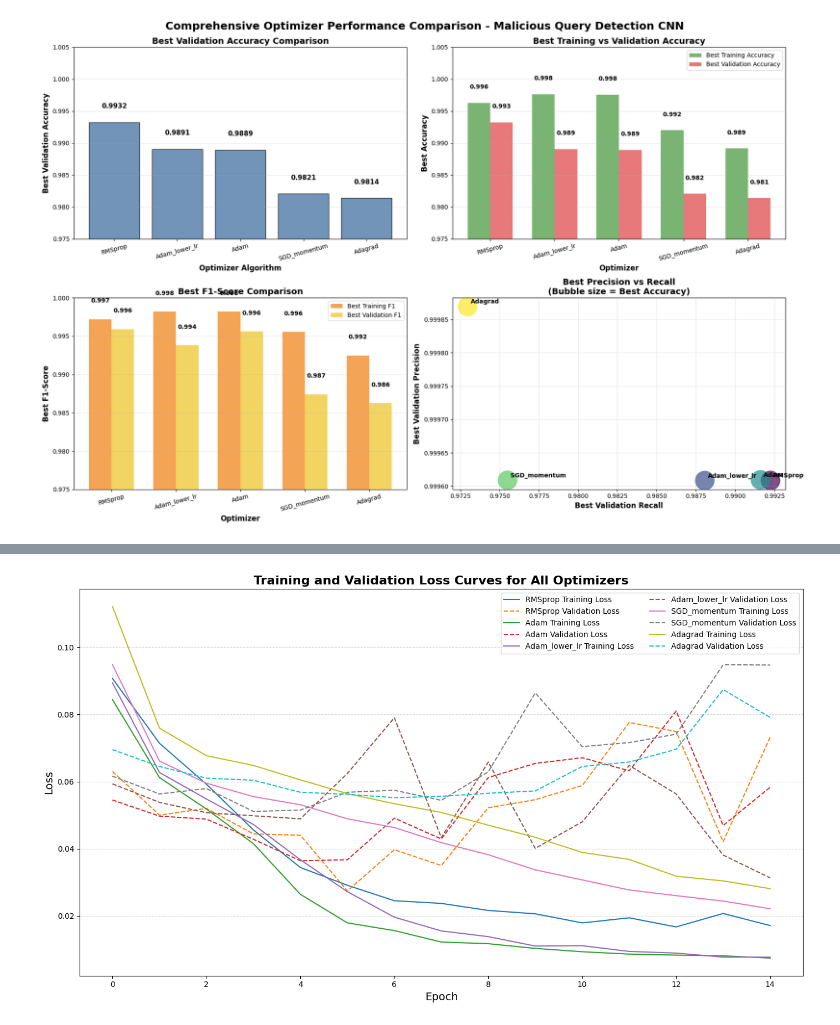
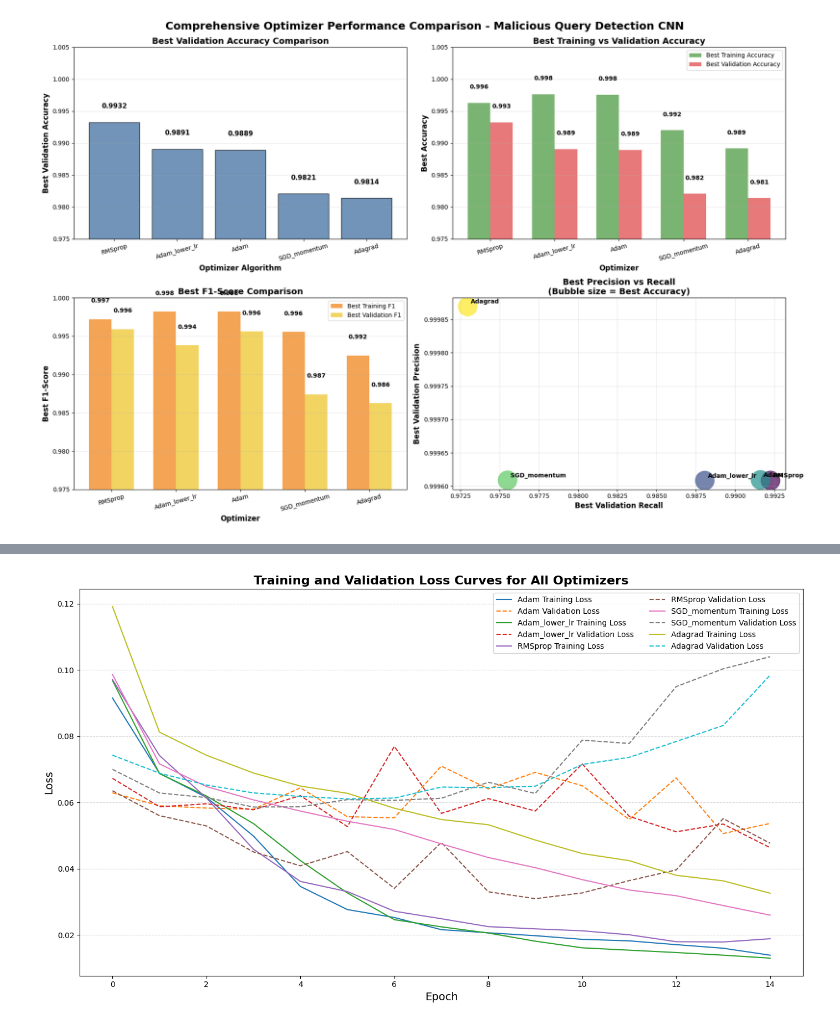
Before and after one commit to Nishanthm007/Malicious-Query-detection-and-prevention, a Jupyter notebook: notebooks/phase4_cnn_architecture.ipynb, the cells around one changed output, grey strips where cells are left out. Saved outputs shown, nothing was run; the diff lists cells and outputs as text; code cells hidden in the pictures.

Commit message:
Add model configuration, optimizer comparison, summary report, training histories, and phase 5 ready config - Rahul 2

```diff
--- a/notebooks/phase4_cnn_architecture.ipynb
+++ b/notebooks/phase4_cnn_architecture.ipynb
@@ -860,18 +870,18 @@ ModuleNotFoundError: No module named 'openpyxl'
 # %%
 import matplotlib.pyplot as plt
 
 plt.figure(figsize=(14, 8))
 
-for optimizer, hist in training_histories.items():
-    plt.plot(hist['loss'], label=f'{optimizer} Training Loss')
-    plt.plot(hist['val_loss'], label=f'{optimizer} Validation Loss', linestyle='--')
+for optimizer, hist in histories.items():
+    plt.plot(hist.history['loss'], label=f'{optimizer} Training Loss')
+    plt.plot(hist.history['val_loss'], label=f'{optimizer} Validation Loss', linestyle='--')
 
 plt.title('Training and Validation Loss Curves for All Optimizers', fontsize=16, fontweight='bold')
 plt.xlabel('Epoch', fontsize=14)
 plt.ylabel('Loss', fontsize=14)
 plt.legend(fontsize=10, ncol=2)
 plt.grid(True, axis='y', linestyle='--', alpha=0.5)
 plt.tight_layout()
 plt.show()
 # %% [output]
-[figure, old version]
+[figure, new version]
```
Also changed, not shown: parts of 1 cell of this notebook, 5 other files.
